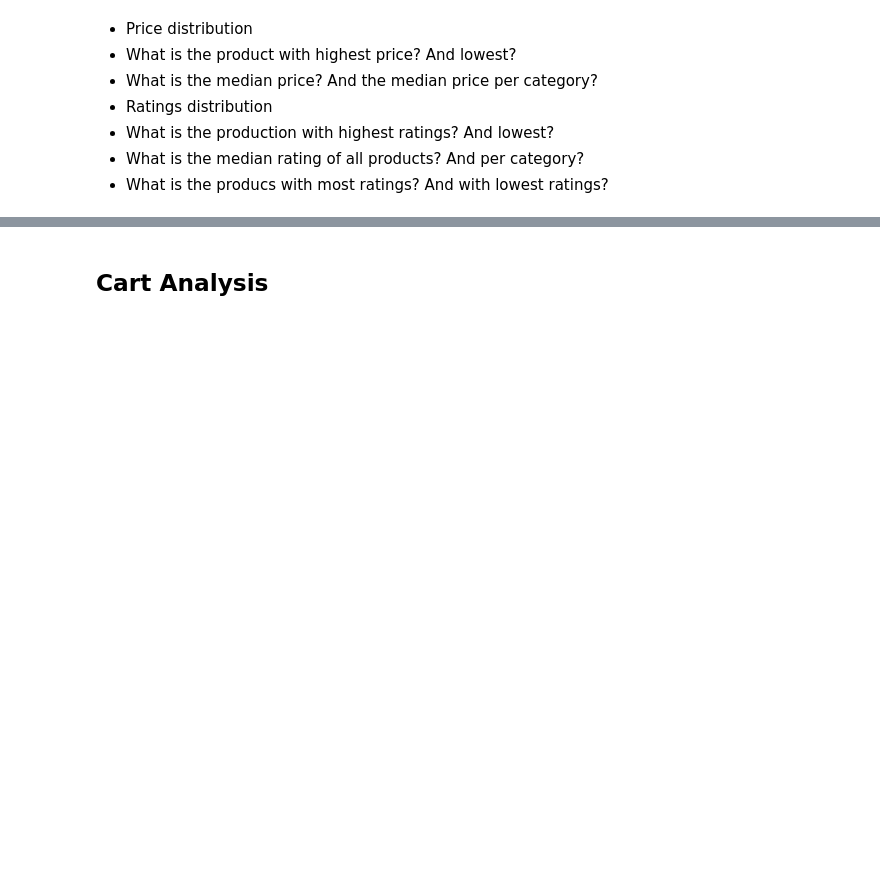
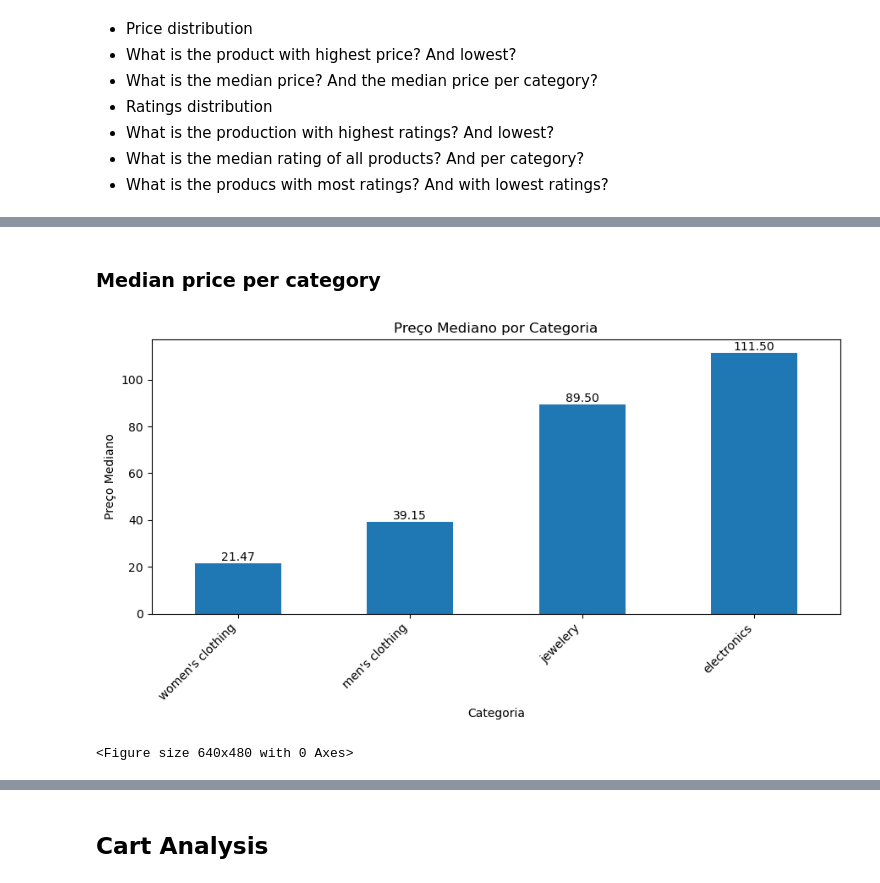
Before and after one commit to joaomj/api_data_analysis, a Jupyter notebook: notebook_eda.ipynb, the cells around one changed output, grey strips where cells are left out. Saved outputs shown, nothing was run; the diff lists cells and outputs as text; code cells hidden in the pictures; blank space fills up the shorter version.

```diff
--- a/notebook_eda.ipynb
+++ b/notebook_eda.ipynb
@@ -505,0 +602,24 @@ Index(['id', 'title', 'price', 'description', 'category', 'image',
+# %% [markdown]
+### Median price per category
+# %%
+# Calculando o preço mediano por categoria
+median_price_by_category = df_products.groupby('category')['price'].median().sort_values()
+
+# Criando o gráfico de barras
+plt.figure(figsize=(9, 5))
+ax = median_price_by_category.plot(kind='bar')
+plt.title('Preço Mediano por Categoria')
+plt.xlabel('Categoria')
+plt.ylabel('Preço Mediano')
+plt.xticks(rotation=45, ha='right')
+
+# Adicionando os valores medianos acima de cada barra
+for index, value in enumerate(median_price_by_category):
+    ax.text(index, value, f'{value:.2f}', ha='center', va='bottom')
+
+plt.tight_layout()
+plt.show()
+plt.savefig('img/median_prices_per_category.png')
+# %% [output]
+[figure, added]
+<Figure size 640x480 with 0 Axes>
```
Also changed, not shown: parts of 18 cells of this notebook.
